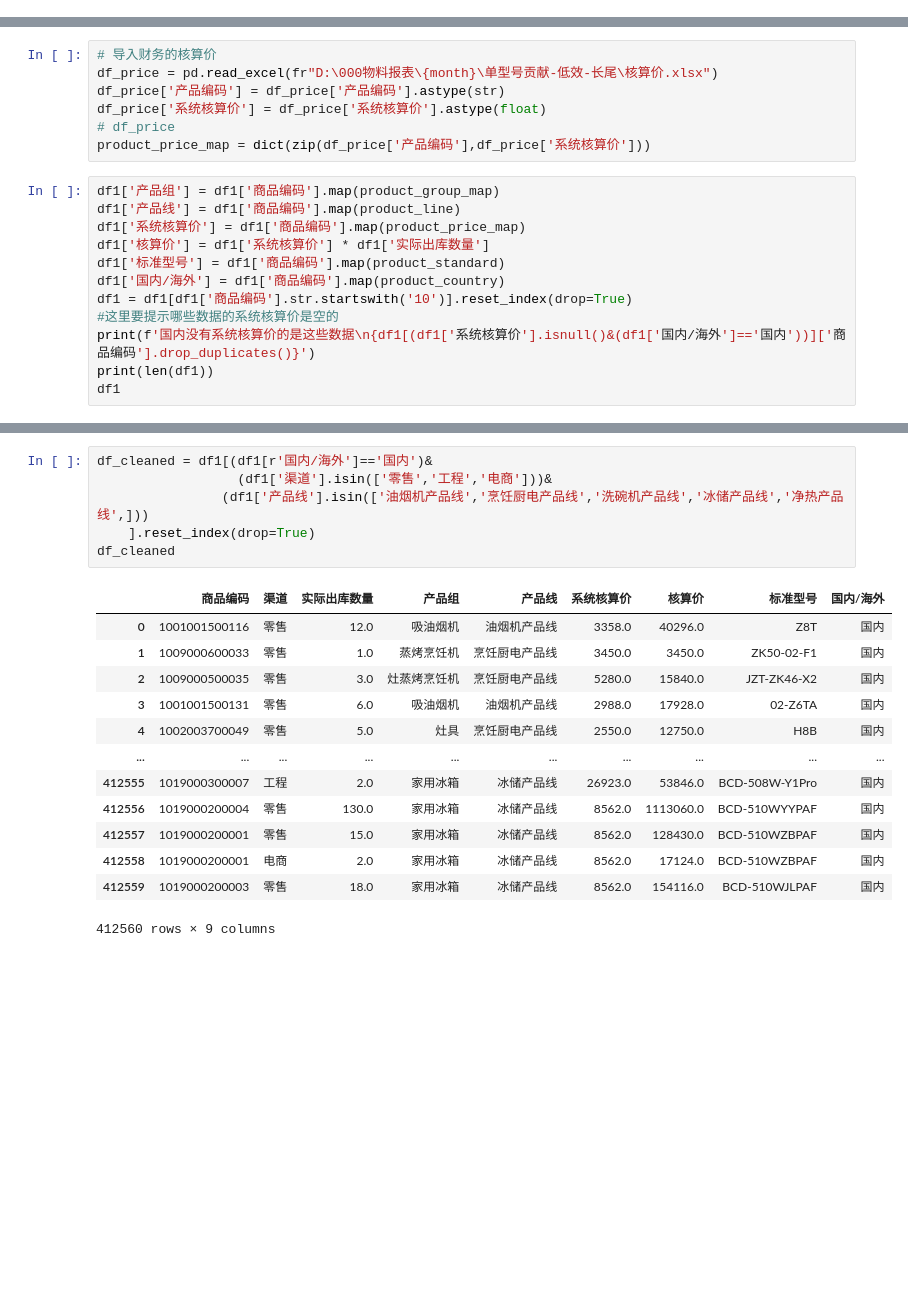
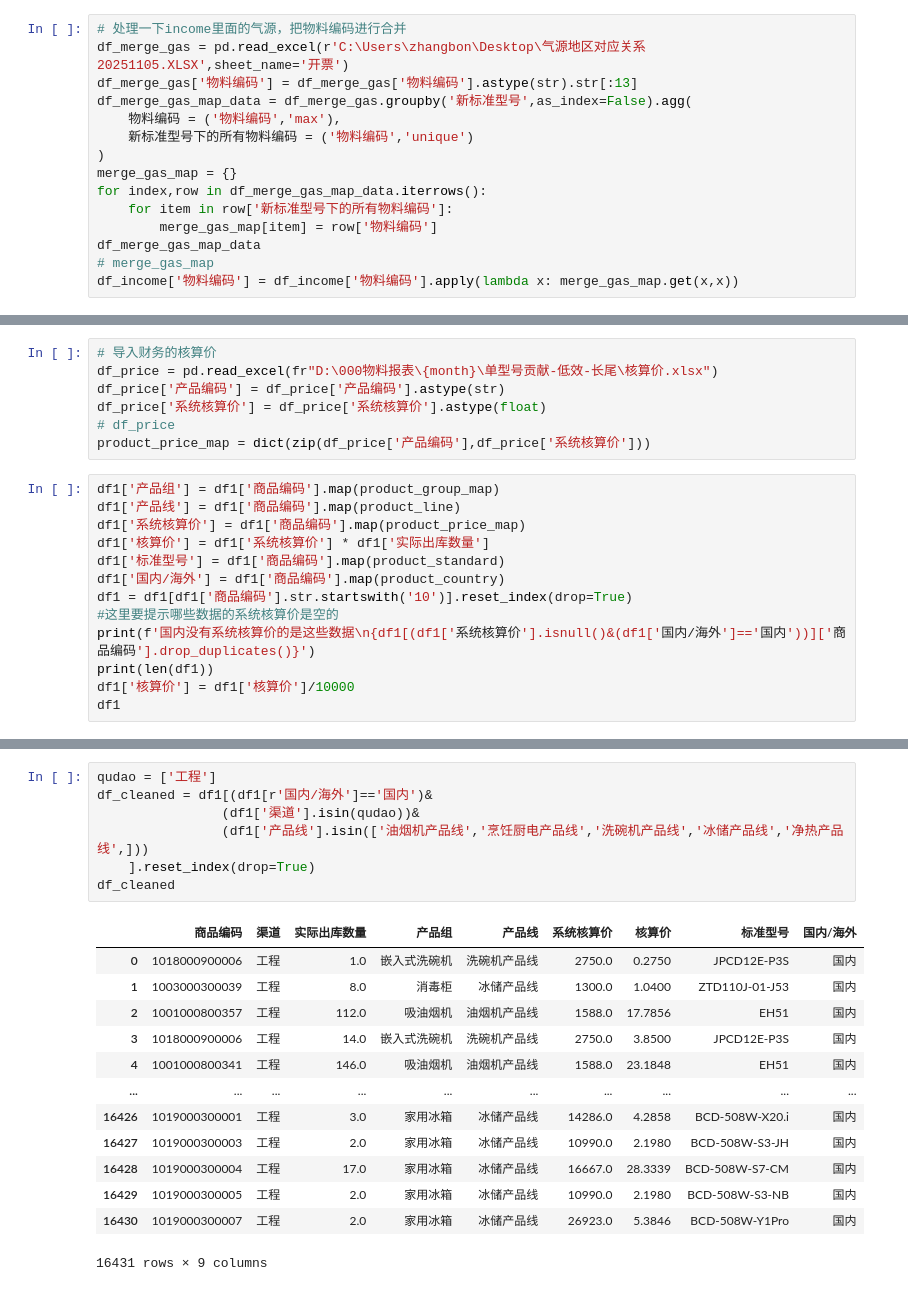
Before and after one commit to zb1005/python-tool, a Jupyter notebook: 零件报告/姗姐要的单型号数据/单型号贡献_姗姐需要的数据维度_合并气源.ipynb, the cells around one changed output, grey strips where cells are left out. Saved outputs shown, nothing was run; the diff lists cells and outputs as text; blank space fills up the shorter version.

```diff
--- a/零件报告/单型号贡献、低效、长尾/单型号贡献_姗姐需要的数据维度.ipynb
+++ b/零件报告/姗姐要的单型号数据/单型号贡献_姗姐需要的数据维度_合并气源.ipynb
@@ -73,6 +73,21 @@ df_product = pd.read_excel(r"D:\000物料报表\202511\单型号贡献-低效-
 df_product['物料号'] = df_product['物料号'].astype(str).str[:13]
 df_income['物料编码'] = df_income['物料编码'].astype(str).str[:13]
 df_income['年月'] = pd.to_datetime(df_income['年月']).dt.strftime('%Y-%m-01')
+# %%
+# 处理一下income里面的气源，把物料编码进行合并
+df_merge_gas = pd.read_excel(r'C:\Users\zhangbon\Desktop\气源地区对应关系20251105.XLSX',sheet_name='开票')
+df_merge_gas['物料编码'] = df_merge_gas['物料编码'].astype(str).str[:13]
+df_merge_gas_map_data = df_merge_gas.groupby('新标准型号',as_index=False).agg(
+    物料编码 = ('物料编码','max'),
+    新标准型号下的所有物料编码 = ('物料编码','unique')
+)
+merge_gas_map = {}
+for index,row in df_merge_gas_map_data.iterrows():
+    for item in row['新标准型号下的所有物料编码']:
+        merge_gas_map[item] = row['物料编码']
+df_merge_gas_map_data
+# merge_gas_map
+df_income['物料编码'] = df_income['物料编码'].apply(lambda x: merge_gas_map.get(x,x))
 # %%
 #只要2024年11月到2025年10月的数据、渠道筛选、产品线筛选、核算价不为0的
 df_calu = df_income[(df_income['年月'] >= '2024-11-01') &
@@ -425,6 +430,7 @@ df1 = df1[df1['商品编码'].str.startswith('10')].reset_index(drop=True)
 #这里要提示哪些数据的系统核算价是空的
 print(f'国内没有系统核算价的是这些数据\n{df1[(df1['系统核算价'].isnull()&(df1['国内/海外']=='国内'))]['商品编码'].drop_duplicates()}')
 print(len(df1))
+df1['核算价'] = df1['核算价']/10000
 df1
 # %% [output]
 国内没有系统核算价的是这些数据
@@ -445,21 +451,22 @@ Series([], Name: 商品编码, dtype: object)
 419684 rows × 9 columns
 # %%
+qudao = ['工程']
 df_cleaned = df1[(df1[r'国内/海外']=='国内')&
-                  (df1['渠道'].isin(['零售','工程','电商']))&
+                (df1['渠道'].isin(qudao))&
                 (df1['产品线'].isin(['油烟机产品线','烹饪厨电产品线','洗碗机产品线','冰储产品线','净热产品线',]))
     ].reset_index(drop=True)
 df_cleaned
 # %% [output]
 |  | 商品编码 | 渠道 | 实际出库数量 | 产品组 | 产品线 | 系统核算价 | 核算价 | 标准型号 | 国内/海外 |
-| 0 | 1001001500116 | 零售 | 12.0 | 吸油烟机 | 油烟机产品线 | 3358.0 | 40296.0 | Z8T | 国内 |
-| 1 | 1009000600033 | 零售 | 1.0 | 蒸烤烹饪机 | 烹饪厨电产品线 | 3450.0 | 3450.0 | ZK50-02-F1 | 国内 |
-| 2 | 1009000500035 | 零售 | 3.0 | 灶蒸烤烹饪机 | 烹饪厨电产品线 | 5280.0 | 15840.0 | JZT-ZK46-X2 | 国内 |
-| 3 | 1001001500131 | 零售 | 6.0 | 吸油烟机 | 油烟机产品线 | 2988.0 | 17928.0 | 02-Z6TA | 国内 |
-| 4 | 1002003700049 | 零售 | 5.0 | 灶具 | 烹饪厨电产品线 | 2550.0 | 12750.0 | H8B | 国内 |
+| 0 | 1018000900006 | 工程 | 1.0 | 嵌入式洗碗机 | 洗碗机产品线 | 2750.0 | 0.2750 | JPCD12E-P3S | 国内 |
+| 1 | 1003000300039 | 工程 | 8.0 | 消毒柜 | 冰储产品线 | 1300.0 | 1.0400 | ZTD110J-01-J53 | 国内 |
+| 2 | 1001000800357 | 工程 | 112.0 | 吸油烟机 | 油烟机产品线 | 1588.0 | 17.7856 | EH51 | 国内 |
+| 3 | 1018000900006 | 工程 | 14.0 | 嵌入式洗碗机 | 洗碗机产品线 | 2750.0 | 3.8500 | JPCD12E-P3S | 国内 |
+| 4 | 1001000800341 | 工程 | 146.0 | 吸油烟机 | 油烟机产品线 | 1588.0 | 23.1848 | EH51 | 国内 |
 | ... | ... | ... | ... | ... | ... | ... | ... | ... | ... |
-| 412555 | 1019000300007 | 工程 | 2.0 | 家用冰箱 | 冰储产品线 | 26923.0 | 53846.0 | BCD-508W-Y1Pro | 国内 |
-| 412556 | 1019000200004 | 零售 | 130.0 | 家用冰箱 | 冰储产品线 | 8562.0 | 1113060.0 | BCD-510WYYPAF | 国内 |
-| 412557 | 1019000200001 | 零售 | 15.0 | 家用冰箱 | 冰储产品线 | 8562.0 | 128430.0 | BCD-510WZBPAF | 国内 |
-| 412558 | 1019000200001 | 电商 | 2.0 | 家用冰箱 | 冰储产品线 | 8562.0 | 17124.0 | BCD-510WZBPAF | 国内 |
-| 412559 | 1019000200003 | 零售 | 18.0 | 家用冰箱 | 冰储产品线 | 8562.0 | 154116.0 | BCD-510WJLPAF | 国内 |
+| 16426 | 1019000300001 | 工程 | 3.0 | 家用冰箱 | 冰储产品线 | 14286.0 | 4.2858 | BCD-508W-X20.i | 国内 |
+| 16427 | 1019000300003 | 工程 | 2.0 | 家用冰箱 | 冰储产品线 | 10990.0 | 2.1980 | BCD-508W-S3-JH | 国内 |
+| 16428 | 1019000300004 | 工程 | 17.0 | 家用冰箱 | 冰储产品线 | 16667.0 | 28.3339 | BCD-508W-S7-CM | 国内 |
+| 16429 | 1019000300005 | 工程 | 2.0 | 家用冰箱 | 冰储产品线 | 10990.0 | 2.1980 | BCD-508W-S3-NB | 国内 |
+| 16430 | 1019000300007 | 工程 | 2.0 | 家用冰箱 | 冰储产品线 | 26923.0 | 5.3846 | BCD-508W-Y1Pro | 国内 |
-412560 rows × 9 columns
+16431 rows × 9 columns
```
Also changed, not shown: parts of 21 cells of this notebook, 20 other files.
